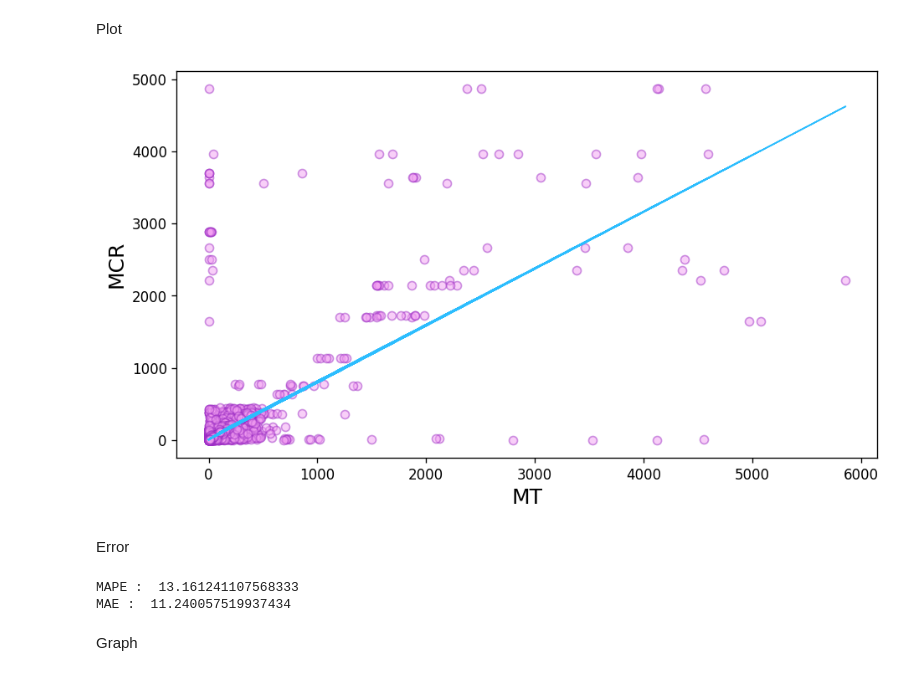
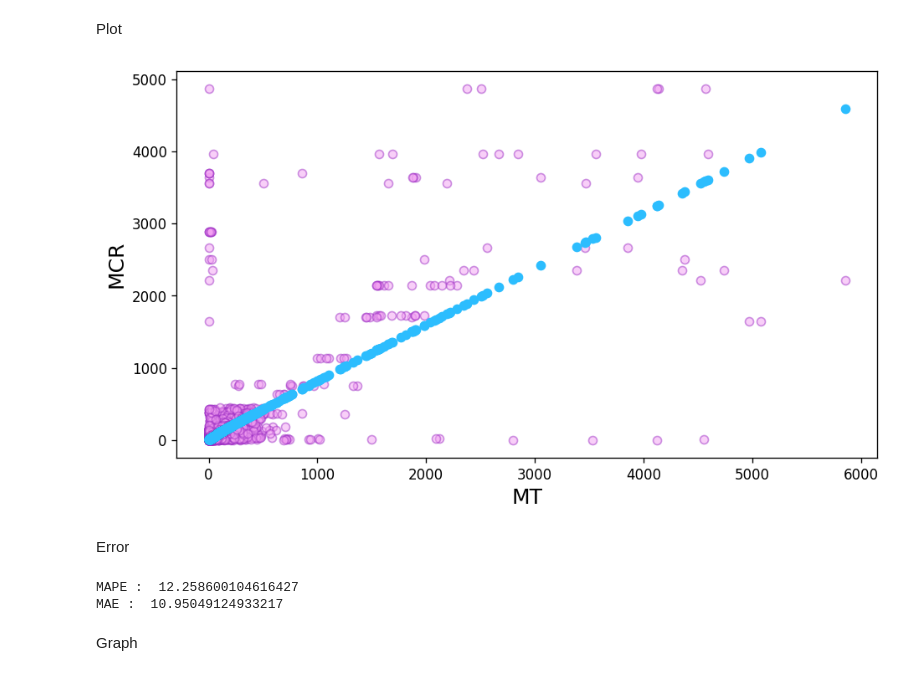
Before and after one commit to SiNa88/clusterdata-prediction, a Jupyter notebook: cluster-trace-microservices-v2021/microservice-prediction/mlp_mcr.ipynb, the cells around one changed output. Cells and saved outputs as stored; diff of their text form; code cells hidden in the pictures.

```diff
--- a/cluster-trace-microservices-v2021/microservice-prediction/mlp_mcr.ipynb
+++ b/cluster-trace-microservices-v2021/microservice-prediction/mlp_mcr.ipynb
@@ -64,8 +64,10 @@ print(len(X_train), len(Y_train))
 Multilayer Perceptron Regression Model
 # %%
 from sklearn.neural_network import MLPRegressor
-mlp = MLPRegressor(solver="adam", alpha=0.001, activation="relu",
-                           learning_rate="constant",
-                           learning_rate_init=0.00005,
-                           hidden_layer_sizes=(100,100),
-                           max_iter=5000)
+mlp = MLPRegressor(hidden_layer_sizes=(100,100,100),
+                   activation="relu",
+                   solver="adam",
+                   alpha=0.001,
+                   learning_rate="adaptive",
+                   learning_rate_init=0.00005,
+                   max_iter=7000)
@@ -71,0 +76,23 @@ mlp = MLPRegressor(solver="adam", alpha=0.001, activation="relu",
+# %%
+from sklearn.model_selection import GridSearchCV
+
+# The results of this grid search have been used in the mlp model.
+"""
+# params
+param_grid = {
+    "hidden_layer_sizes": [(10,), (50,), (100,)],
+    "activation": ["relu", "tanh"],
+    "solver": ["adam", "sgd"],
+    "learning_rate": ["constant", "adaptive"],
+    'alpha': [0.00001, 0.0001, 0.001, 0.01],
+    }
+
+# create GridSearchCV object
+grid = GridSearchCV(mlp, param_grid=param_grid, cv=3, n_jobs=-1, verbose=1)
+
+# fit the grid search object to the data
+grid.fit(X_train, Y_train)
+
+# print the best parameters and score
+print("Best parameters: ", grid.best_params_)
+"""
@@ -83,13 +112,13 @@ Plot
 # %%
 # plot
 plt.figure(figsize=(9, 5), dpi=120)
 plt.scatter(x=X_test, y=Y_test, color="#F3A0F2", marker="o",alpha=0.5, edgecolors="#9D2EC5")
-plt.plot(X_test, Y_predict, color="#2CBDFE", linewidth=1)
+plt.scatter(x=X_test, y=Y_predict, color="#2CBDFE", linewidth=1)
 plt.ylabel('MCR', fontsize=15)
 plt.xlabel('MT', fontsize=15)
 plt.show()
 # %% [output]
-[figure, old version]
+[figure, new version]
 # %% [markdown]
 Error
 # %%
@@ -97,8 +126,8 @@ from sklearn.metrics import mean_absolute_error, mean_absolute_percentage_error
 print("MAPE : ", mean_absolute_percentage_error(Y_test, Y_predict))
 print("MAE : ", mean_absolute_error(Y_test, Y_predict))
 # %% [output]
-MAPE :  13.161241107568333
-MAE :  11.240057519937434
+MAPE :  12.258600104616427
+MAE :  10.95049124933217
 # %% [markdown]
 Graph
 # %%
```
Also changed, not shown: parts of 4 cells of this notebook.
